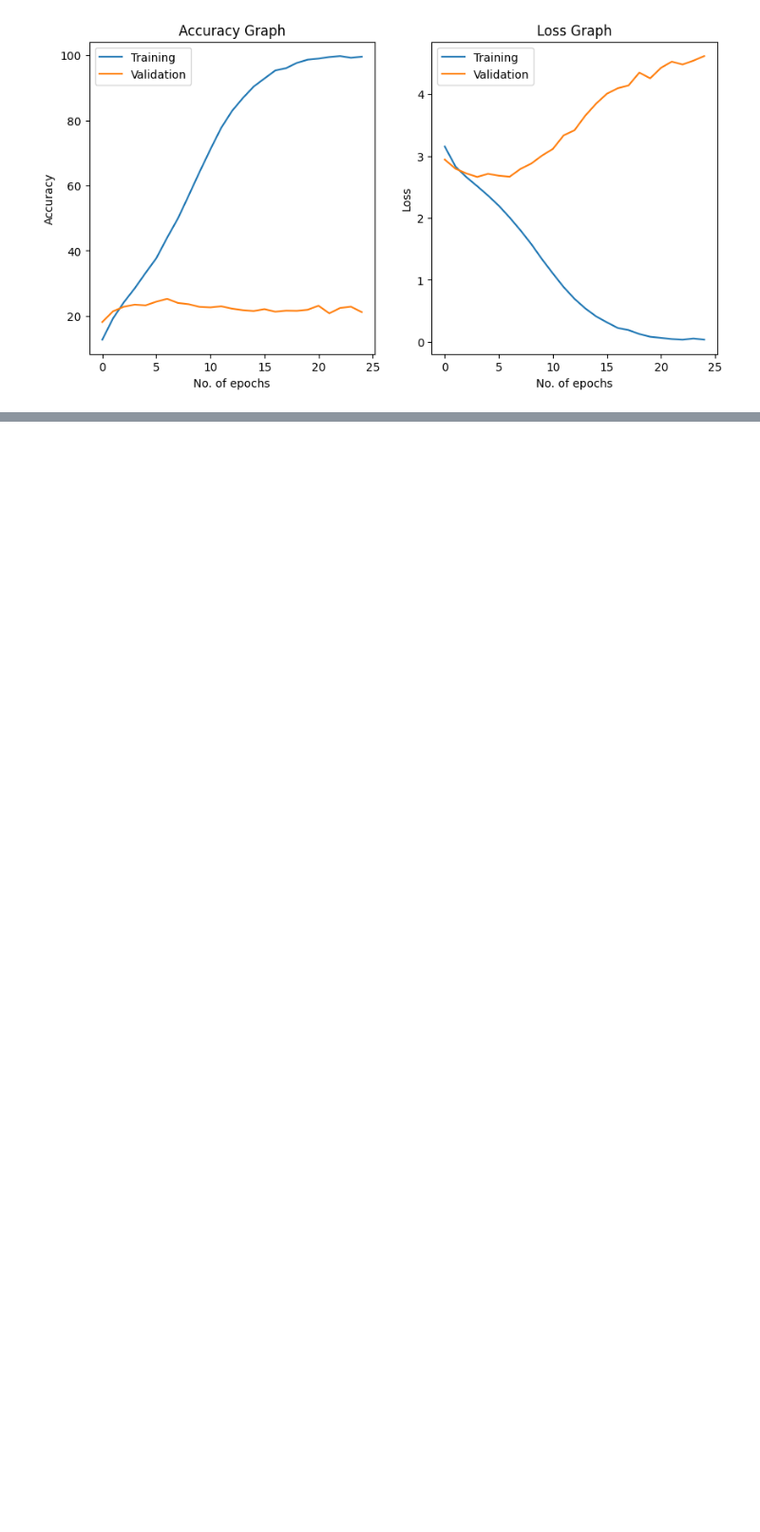
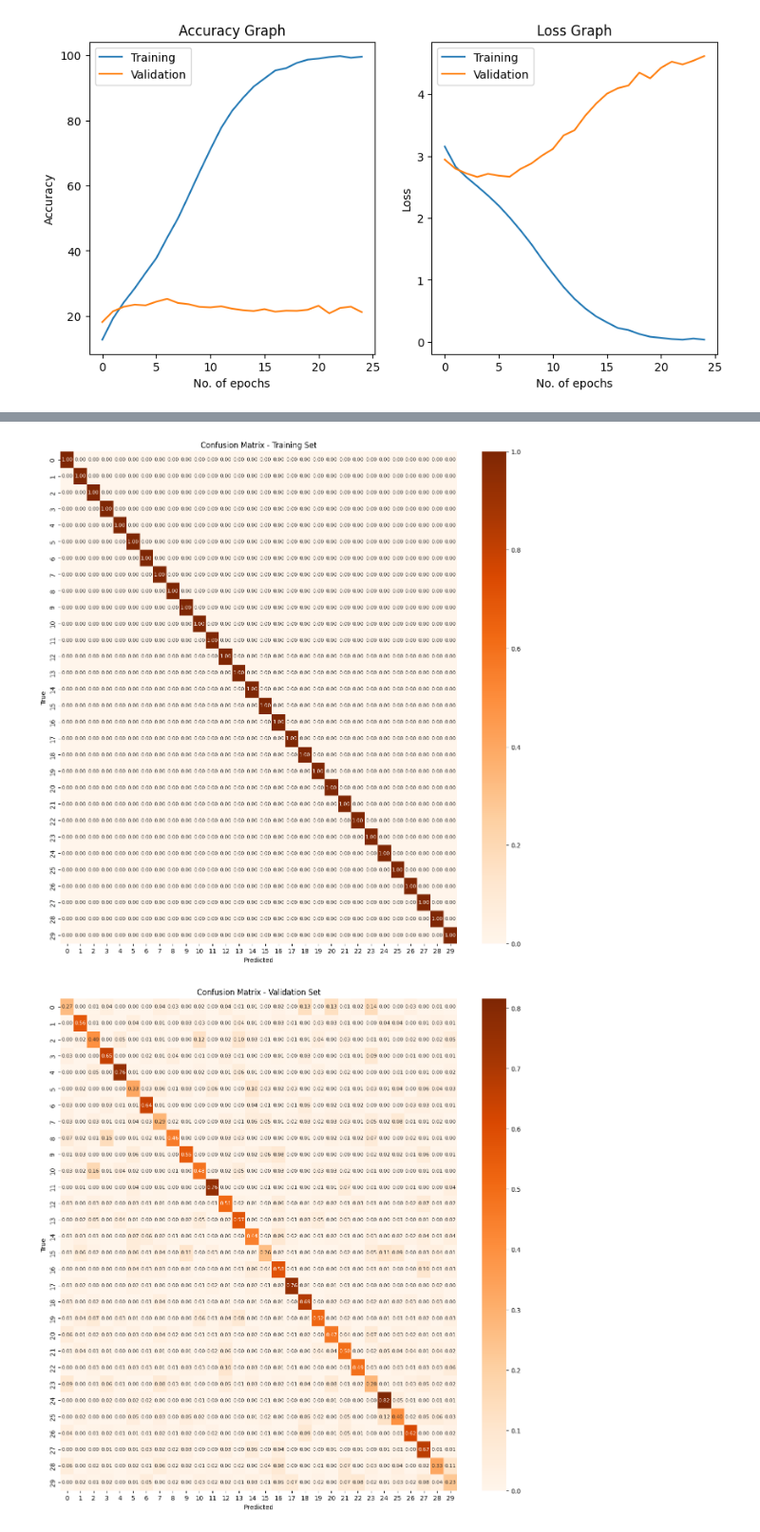
Before and after one commit to AbhAy120204/Computer-vision-image-classification-, a Jupyter notebook: image_classification.ipynb, the cells around one changed output, grey strips where cells are left out. Shown at 95% size. Drawn from its saved outputs; the diff is of its cells as text; code cells hidden in the pictures; blank space fills up the shorter version.

Commit message:
Plotting confusion matrix

```diff
--- a/image_classification.ipynb
+++ b/image_classification.ipynb
@@ -441,0 +521,5 @@ Epoch: 25/25 Train Loss: 0.0081, Train Accuracy: 99.97%, Validation Loss: 2.4950
+# %%
+get_conf_rocc(cnn_model, training_dataloader, validation_dataloader, class_names)
+# %% [output]
+[figure, added]
+[figure, added]
```
Also changed, not shown: parts of 3 cells of this notebook.
